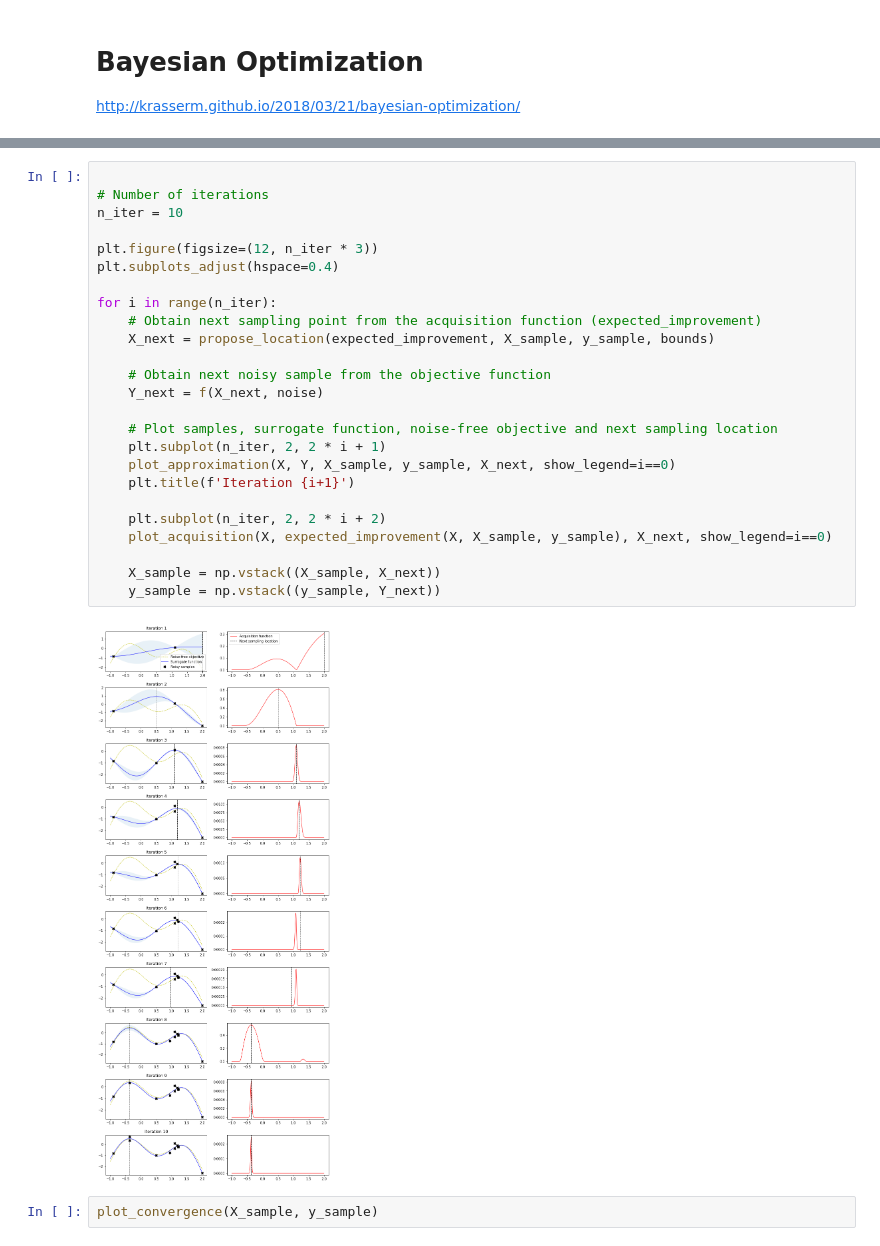
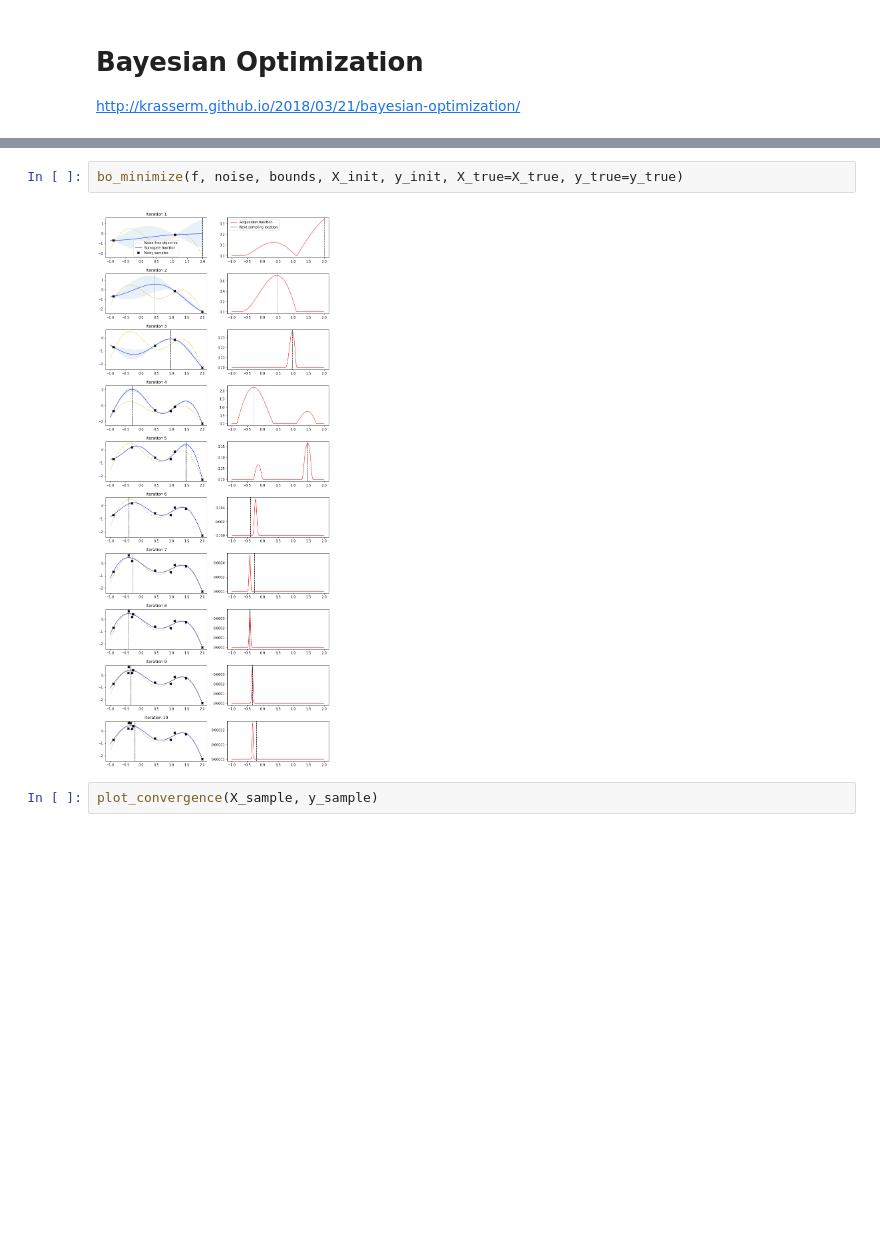
Before and after one commit to darthdeus/bopt, a Jupyter notebook: GP mojeopt.ipynb, the cells around one changed output, grey strips where cells are left out. Drawn from its saved outputs; the diff is of its cells as text; blank space fills up the shorter version.

```diff
--- a/GP mojeopt.ipynb
+++ b/GP mojeopt.ipynb
@@ -213,29 +210,6 @@ y_sample = Y_init
-# %%
-
-# Number of iterations
-n_iter = 10
-
-plt.figure(figsize=(12, n_iter * 3))
-plt.subplots_adjust(hspace=0.4)
-
-for i in range(n_iter):
-    # Obtain next sampling point from the acquisition function (expected_improvement)
-    X_next = propose_location(expected_improvement, X_sample, y_sample, bounds)
-
-    # Obtain next noisy sample from the objective function
-    Y_next = f(X_next, noise)
-
-    # Plot samples, surrogate function, noise-free objective and next sampling location
-    plt.subplot(n_iter, 2, 2 * i + 1)
-    plot_approximation(X, Y, X_sample, y_sample, X_next, show_legend=i==0)
-    plt.title(f'Iteration {i+1}')
-
-    plt.subplot(n_iter, 2, 2 * i + 2)
-    plot_acquisition(X, expected_improvement(X, X_sample, y_sample), X_next, show_legend=i==0)
-
-    X_sample = np.vstack((X_sample, X_next))
-    y_sample = np.vstack((y_sample, Y_next))
-# %% [output]
-[figure, removed]
+# %%
+bo_minimize(f, noise, bounds, X_init, y_init, X_true=X_true, y_true=y_true)
+# %% [output]
+[figure, added]
 # %%
 plot_convergence(X_sample, y_sample)
```
Also changed, not shown: parts of 2 cells of this notebook, 1 other file.
